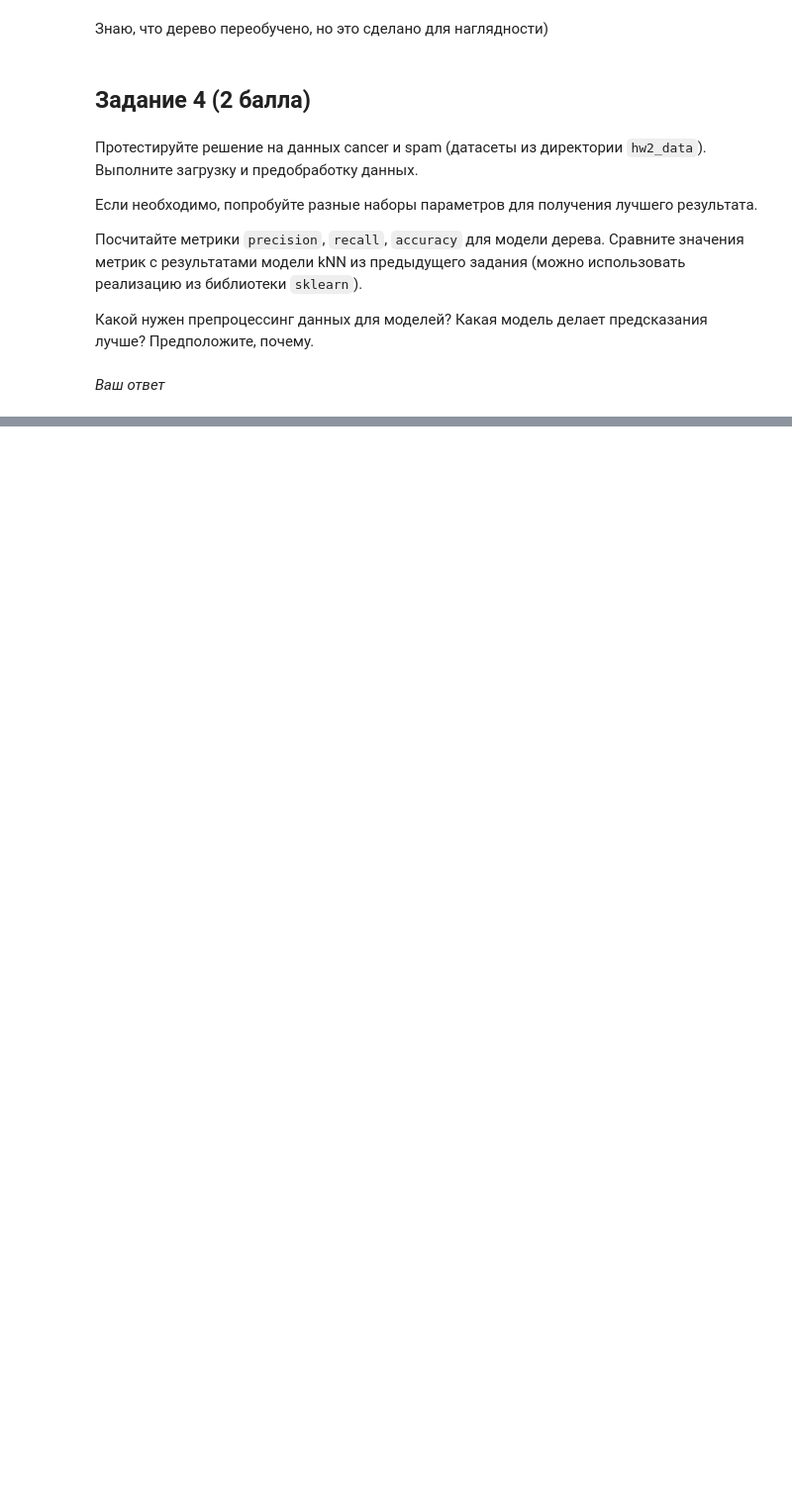
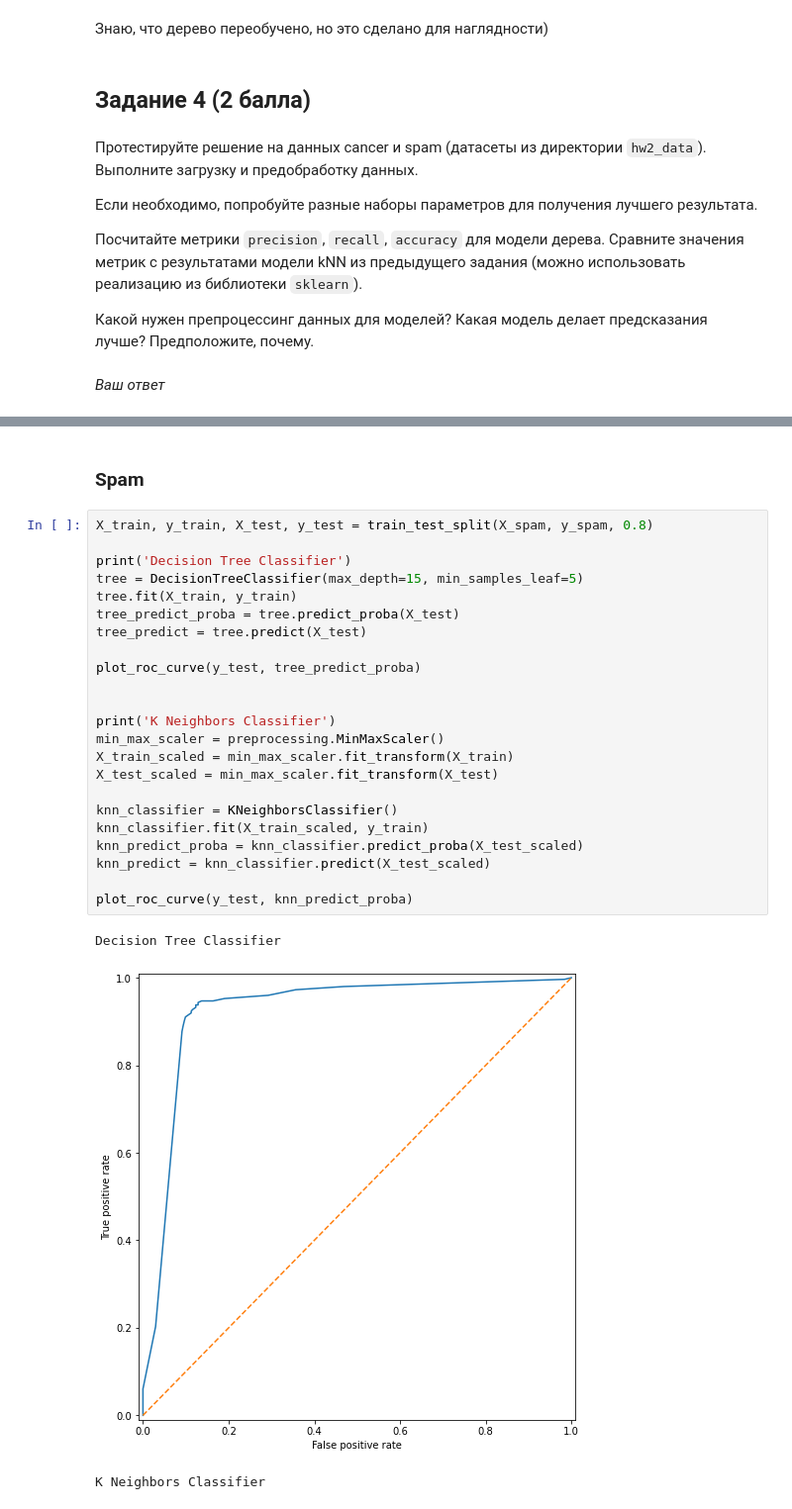
Before and after one commit to khamitovdr/ML_BioinformaticsInstitute, a Jupyter notebook: HW_3/HW3_Trees.ipynb, the cells around one changed output, grey strips where cells are left out. Shown at 99% size. Saved outputs shown, nothing was run; the diff lists cells and outputs as text; blank space fills up the shorter version.

Commit message:
Add files via upload
Spam processing fixed

```diff
--- a/HW_3/HW3_Trees.ipynb
+++ b/HW_3/HW3_Trees.ipynb
@@ -492,0 +556,29 @@ draw_tree(tree)
+# %% [markdown]
+### Spam
+# %%
+X_train, y_train, X_test, y_test = train_test_split(X_spam, y_spam, 0.8)
+
+print('Decision Tree Classifier')
+tree = DecisionTreeClassifier(max_depth=15, min_samples_leaf=5)
+tree.fit(X_train, y_train)
+tree_predict_proba = tree.predict_proba(X_test)
+tree_predict = tree.predict(X_test)
+
+plot_roc_curve(y_test, tree_predict_proba)
+
+
+print('K Neighbors Classifier')
+min_max_scaler = preprocessing.MinMaxScaler()
+X_train_scaled = min_max_scaler.fit_transform(X_train)
+X_test_scaled = min_max_scaler.fit_transform(X_test)
+
+knn_classifier = KNeighborsClassifier()
+knn_classifier.fit(X_train_scaled, y_train)
+knn_predict_proba = knn_classifier.predict_proba(X_test_scaled)
+knn_predict = knn_classifier.predict(X_test_scaled)
+
+plot_roc_curve(y_test, knn_predict_proba)
+# %% [output]
+Decision Tree Classifier
+[figure, added]
+K Neighbors Classifier
```
Also changed, not shown: parts of 13 cells of this notebook.
